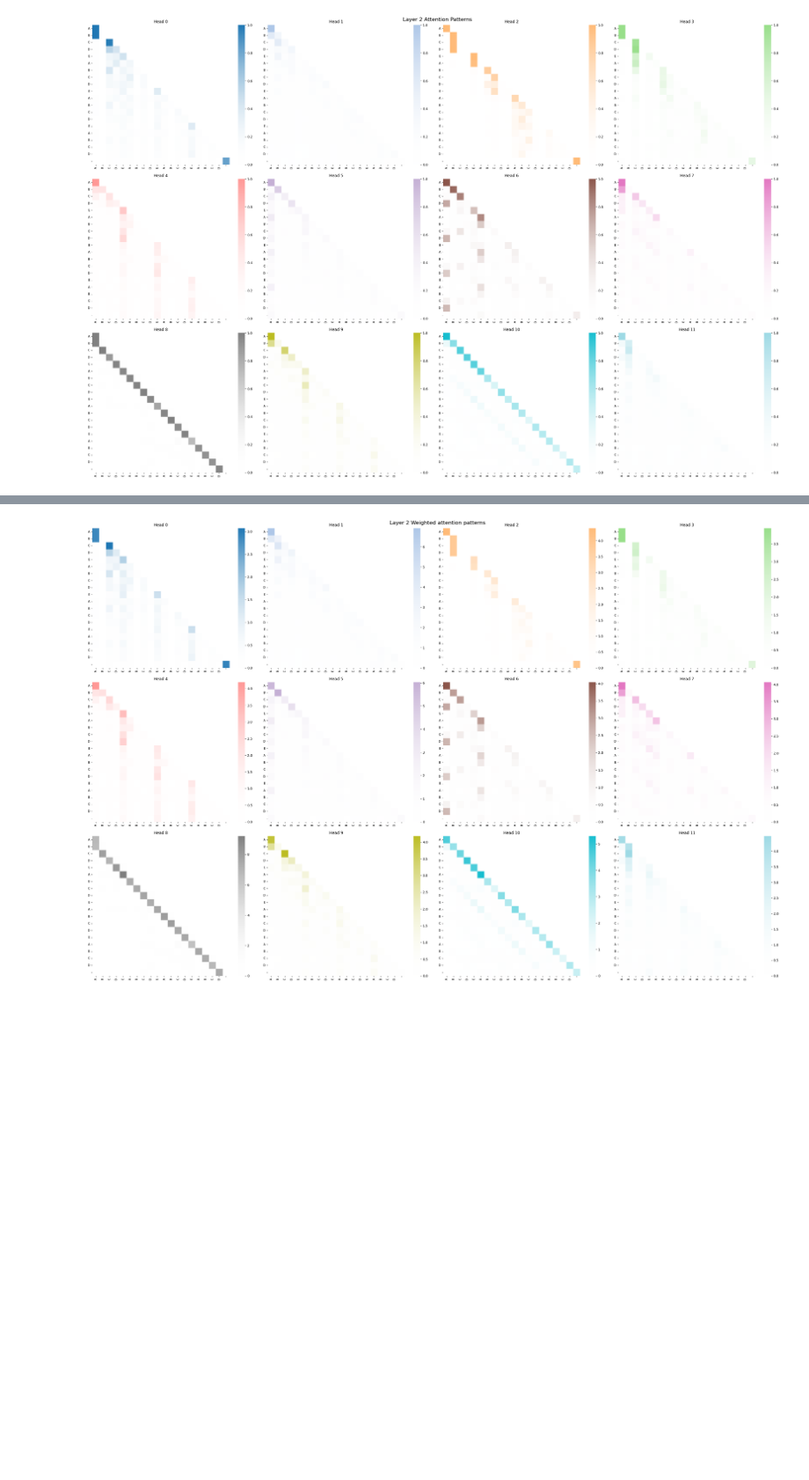
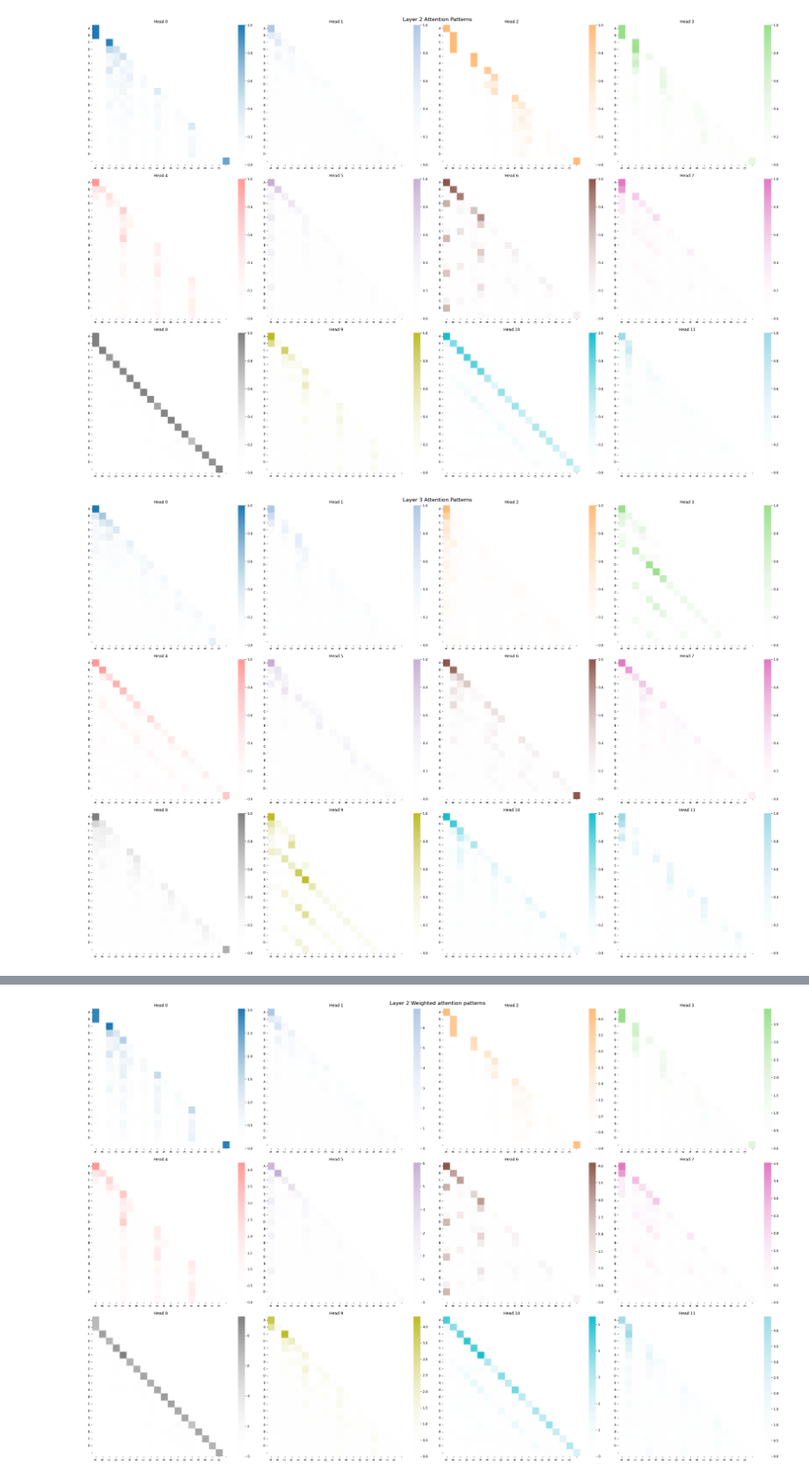
Before and after one commit to Yuralo/Mechanistic-Interpretability, a Jupyter notebook: exp-3/exp-3.ipynb, the cells around one changed output, grey strips where cells are left out. Shown at 88% size. Cells and saved outputs as stored; diff of their text form; code cells hidden in the pictures; blank space fills up the shorter version.

```diff
--- a/exp-3/exp-3.ipynb
+++ b/exp-3/exp-3.ipynb
@@ -596,6 +792,12 @@ fig = plot_attention_heads(
 plt.show()
 # %% [output]
 [figure]
+# %%
+fig = plot_attention_heads(
+    cache['pattern'][2], tokens, 'Layer 3 Attention Patterns ', (30, 20))
+plt.show()
+# %% [output]
+[figure, added]
 # %%
 fig = plot_attention_heads(layer_1_weighted_contributions, tokens, 'Layer 1 Weighted attention patterns ', (30, 20))
 plt.show()
```
Also changed, not shown: parts of 11 cells of this notebook, 4 other files.
